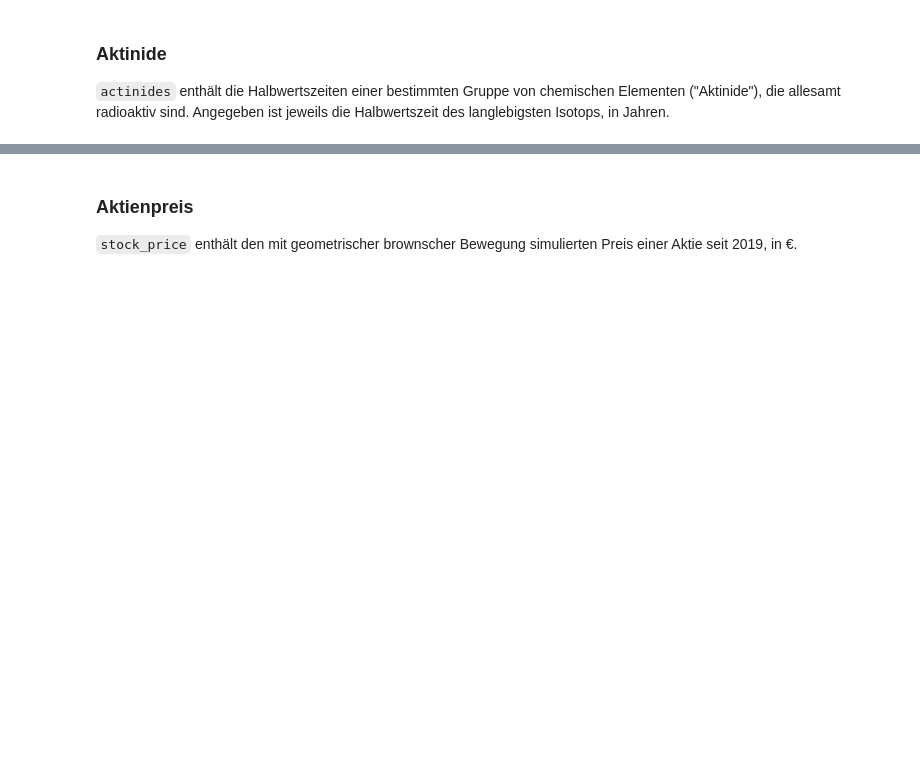
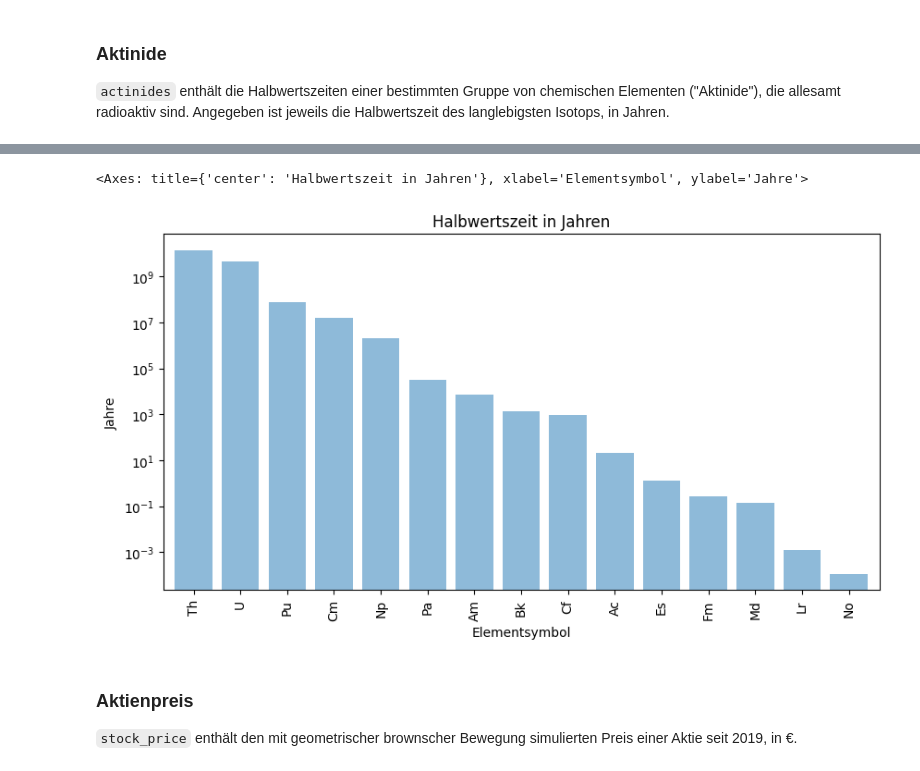
Before and after one commit to TimJoest/Datascience_2, a Jupyter notebook: MNM/Hausaufgaben/02_plots/Sinnvolle_Darstellungen.ipynb, the cells around one changed output, grey strips where cells are left out. Drawn from its saved outputs; the diff is of its cells as text; code cells hidden in the pictures; blank space fills up the shorter version.

```diff
--- a/MNM/Hausaufgaben/02_plots/Sinnvolle_Darstellungen.ipynb
+++ b/MNM/Hausaufgaben/02_plots/Sinnvolle_Darstellungen.ipynb
@@ -20,5 +38,15 @@ actinides
 # %%
-# Bitte geben Sie Ihren Code hier ein.
+actinides_plot = actinides.sort_values(ascending=False)
+actinides_plot.plot(kind='bar',
+               title=actinides.name,
+               ylabel='Jahre',
+               logy=True,
+               alpha=0.5,
+               width=0.8,
+               figsize=(10, 5))
+# %% [output]
+<Axes: title={'center': 'Halbwertszeit in Jahren'}, xlabel='Elementsymbol', ylabel='Jahre'>
+[figure, added]
 # %% [markdown]
 ### Aktienpreis
 `stock_price` enthält den mit geometrischer brownscher Bewegung simulierten Preis einer Aktie seit 2019, in €.
```
Also changed, not shown: parts of 5 cells of this notebook, 1 other file.
